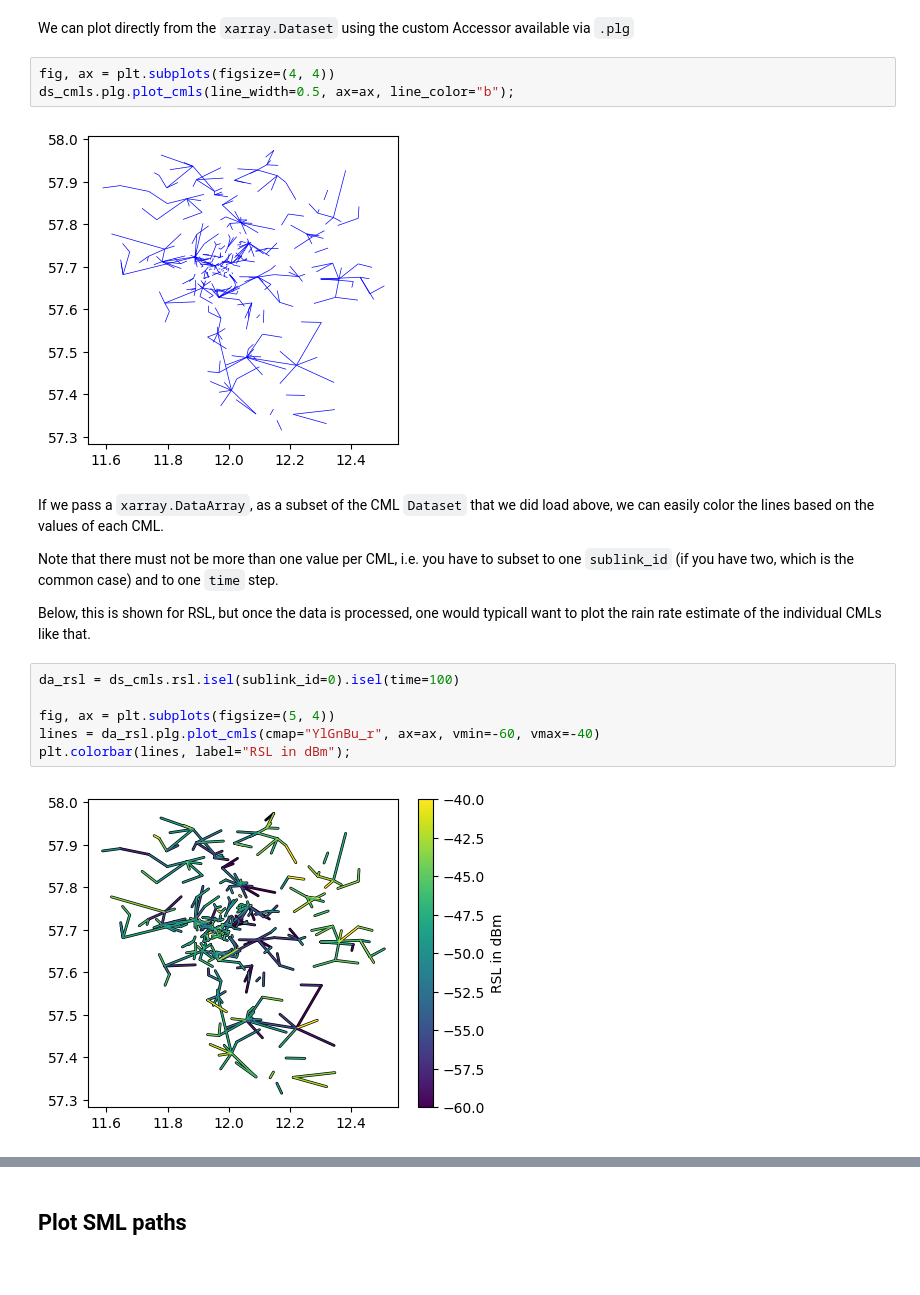
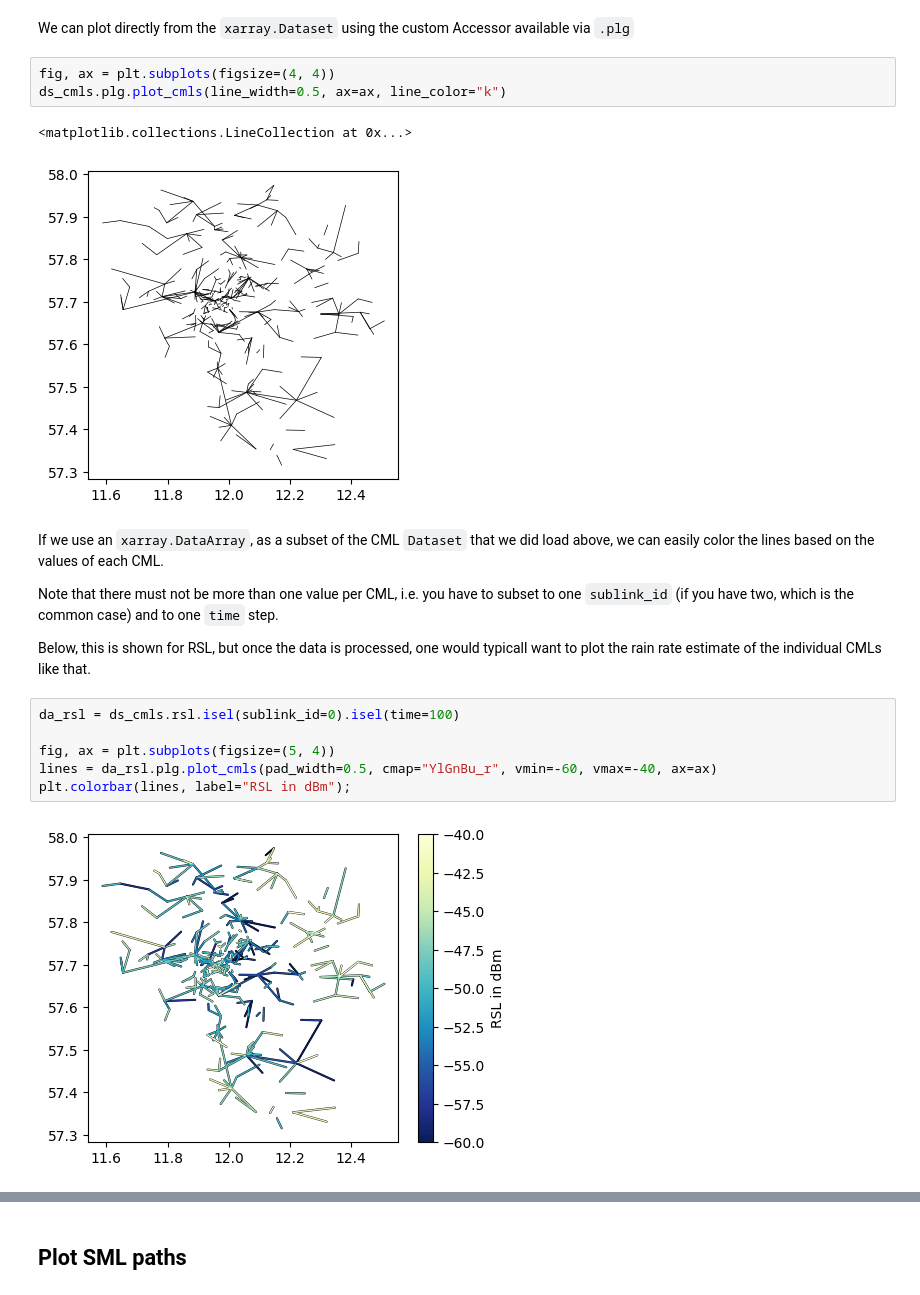
Before and after one commit to OpenSenseAction/poligrain, a Jupyter notebook: docs/notebooks/Plotting.ipynb, the cells around one changed output, grey strips where cells are left out. Drawn from its saved outputs; the diff is of its cells as text.

Commit message:
Cleaned up notebook that now shows how to use the accessor for plotting

```diff
--- a/docs/notebooks/Plotting.ipynb
+++ b/docs/notebooks/Plotting.ipynb
@@ -31,11 +23,12 @@ plg.plot_map.plot_lines(ds_cmls);
 We can plot directly from the `xarray.Dataset` using the custom Accessor available via `.plg`
 # %%
 fig, ax = plt.subplots(figsize=(4, 4))
-ds_cmls.plg.plot_cmls(line_width=0.5, ax=ax, line_color="b");
+ds_cmls.plg.plot_cmls(line_width=0.5, ax=ax, line_color="k")
 # %% [output]
+<matplotlib.collections.LineCollection at 0x...>
-[figure, old version]
+[figure, new version]
 # %% [markdown]
-If we pass a `xarray.DataArray`, as a subset of the CML `Dataset` that we did load above, we can easily color the lines based on the values of each CML.
+If we use an `xarray.DataArray`, as a subset of the CML `Dataset` that we did load above, we can easily color the lines based on the values of each CML.
 
 Note that there must not be more than one value per CML, i.e. you have to subset to one `sublink_id` (if you have two, which is the common case) and to one `time` step.
 
@@ -44,10 +37,10 @@ Below, this is shown for RSL, but once the data is processed, one would typicall
 da_rsl = ds_cmls.rsl.isel(sublink_id=0).isel(time=100)
 
 fig, ax = plt.subplots(figsize=(5, 4))
-lines = da_rsl.plg.plot_cmls(cmap="YlGnBu_r", ax=ax, vmin=-60, vmax=-40)
+lines = da_rsl.plg.plot_cmls(pad_width=0.5, cmap="YlGnBu_r", vmin=-60, vmax=-40, ax=ax)
 plt.colorbar(lines, label="RSL in dBm");
 # %% [output]
-[figure, old version]
+[figure, new version]
 # %%
 fig, ax = plt.subplots(figsize=(5, 4))
 da_f_GHz = ds_cmls.frequency.isel(sublink_id=0) / 1e3
```
Also changed, not shown: parts of 4 cells of this notebook.
